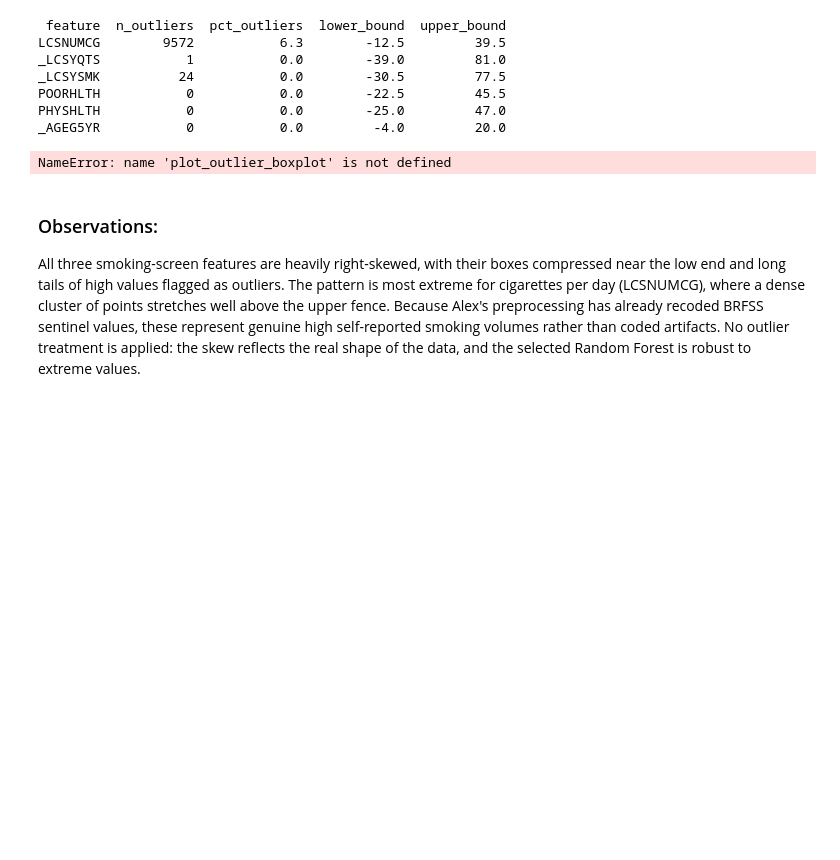
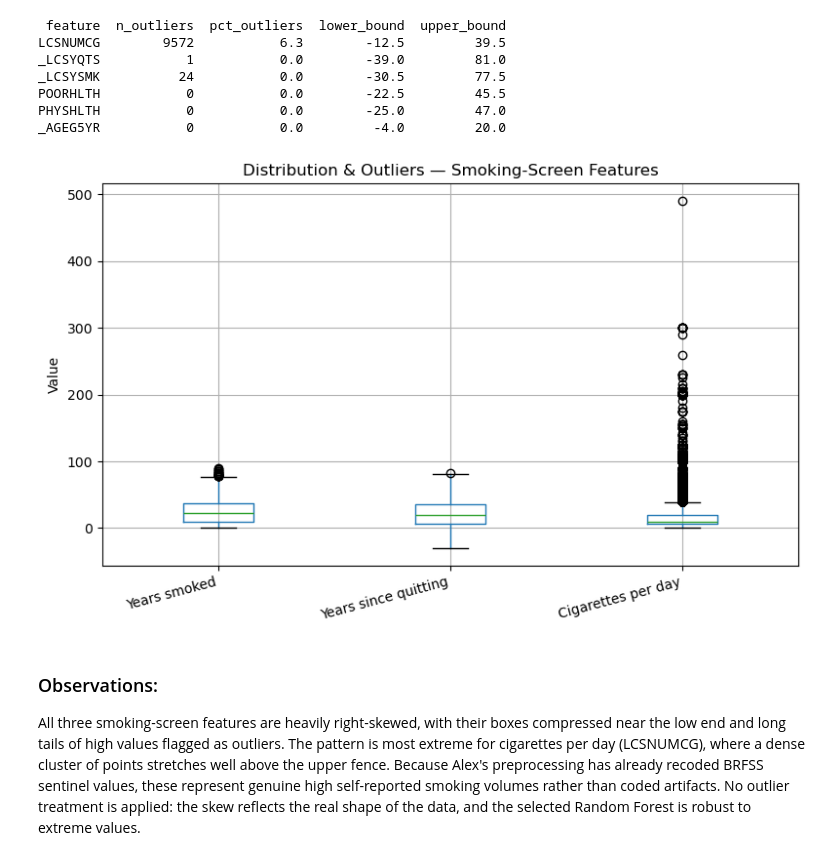
Before and after one commit to mfebus/predicting-myocardial-infarction, a Jupyter notebook: notebook/4_supervised_model.ipynb, the cells around one changed output. Drawn from its saved outputs; the diff is of its cells as text; code cells hidden in the pictures; blank space fills up the shorter version.

```diff
--- a/notebook/4_supervised_model.ipynb
+++ b/notebook/4_supervised_model.ipynb
@@ -286,9 +262,9 @@ PHYSHLTH           0           0.0        -25.0         47.0
 _AGEG5YR           0           0.0         -4.0         20.0
 # %%
 # Boxplot of the smoking-screen continuous features  (viz.plot_outlier_boxplot)
-plot_outlier_boxplot(df)
+plot_outlier_boxplot(df, savepath=os.path.join(VIZ_DIR, "eda_outlier_boxplot.png"))
 # %% [output]
-NameError: name 'plot_outlier_boxplot' is not defined
+[figure, added]
 # %% [markdown]
 ### Observations:
 All three smoking-screen features are heavily right-skewed, with their boxes compressed near the low end and long tails of high values flagged as outliers. The pattern is most extreme for cigarettes per day (LCSNUMCG), where a dense cluster of points stretches well above the upper fence. Because Alex's preprocessing has already recoded BRFSS sentinel values, these represent genuine high self-reported smoking volumes rather than coded artifacts. No outlier treatment is applied: the skew reflects the real shape of the data, and the selected Random Forest is robust to extreme values.
```
Also changed, not shown: parts of 26 cells of this notebook, 9 other files.
